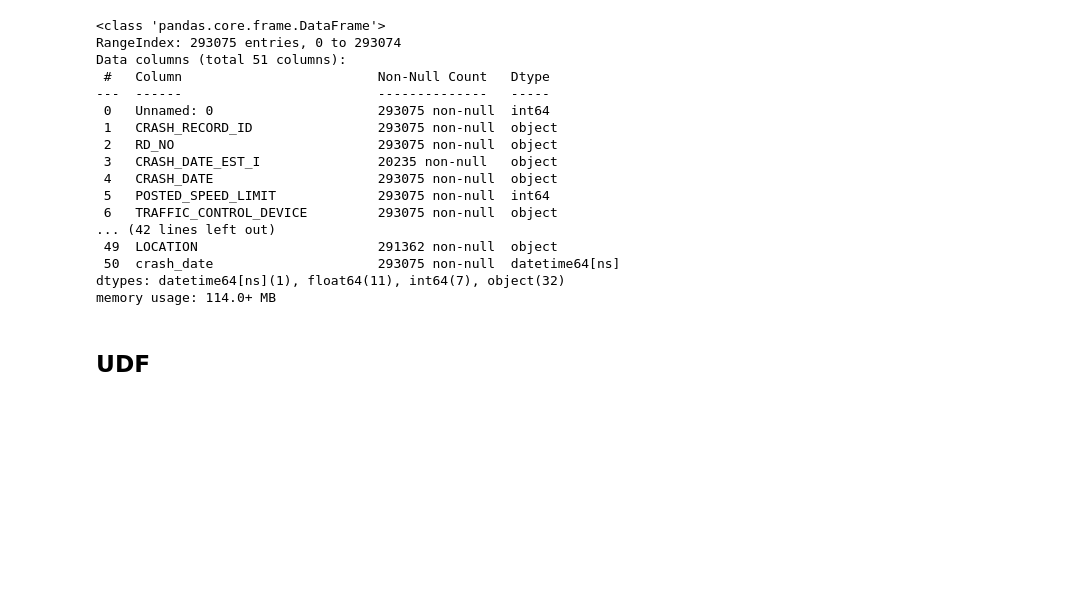
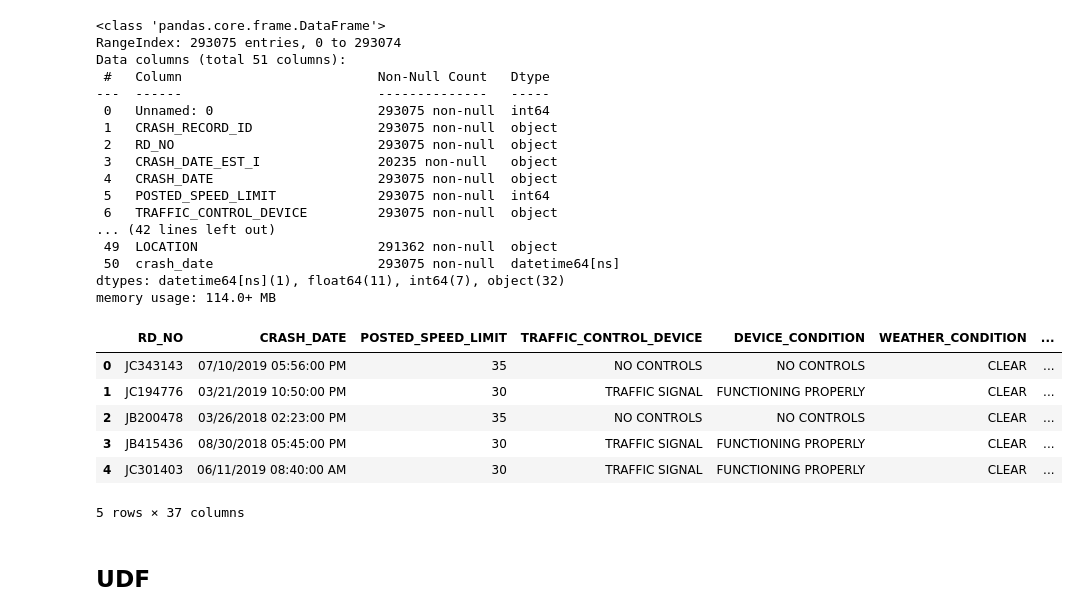
Before and after one commit to Morgan-Sell/chicago-traffic-safety, a Jupyter notebook: eda_feat_eng.ipynb, the cells around one changed output. Drawn from its saved outputs; the diff is of its cells as text; code cells hidden in the pictures; blank space fills up the shorter version.

```diff
--- a/eda_feat_eng.ipynb
+++ b/eda_feat_eng.ipynb
@@ -45,6 +61,16 @@ Data columns (total 51 columns):
  50  crash_date                     293075 non-null  datetime64[ns]
 dtypes: datetime64[ns](1), float64(11), int64(7), object(32)
 memory usage: 114.0+ MB
+# %%
+accidents.head()
+# %% [output]
+|  | RD_NO | CRASH_DATE | POSTED_SPEED_LIMIT | TRAFFIC_CONTROL_DEVICE | DEVICE_CONDITION | WEATHER_CONDITION | ... |
+| 0 | JC343143 | 07/10/2019 05:56:00 PM | 35 | NO CONTROLS | NO CONTROLS | CLEAR | ... |
+| 1 | JC194776 | 03/21/2019 10:50:00 PM | 30 | TRAFFIC SIGNAL | FUNCTIONING PROPERLY | CLEAR | ... |
+| 2 | JB200478 | 03/26/2018 02:23:00 PM | 35 | NO CONTROLS | NO CONTROLS | CLEAR | ... |
+| 3 | JB415436 | 08/30/2018 05:45:00 PM | 30 | TRAFFIC SIGNAL | FUNCTIONING PROPERLY | CLEAR | ... |
+| 4 | JC301403 | 06/11/2019 08:40:00 AM | 30 | TRAFFIC SIGNAL | FUNCTIONING PROPERLY | CLEAR | ... |
+5 rows × 37 columns
 # %% [markdown]
 ## UDF
 # %%
```
Also changed, not shown: parts of 10 cells of this notebook.
